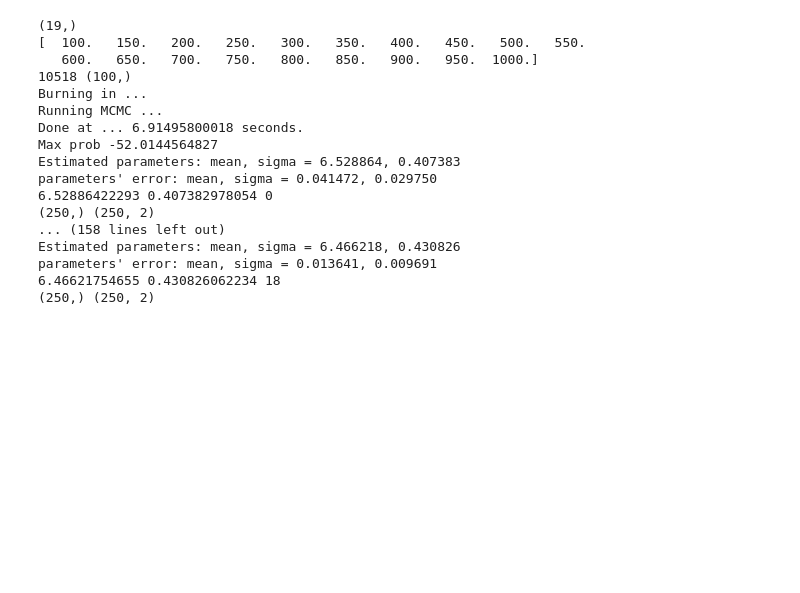
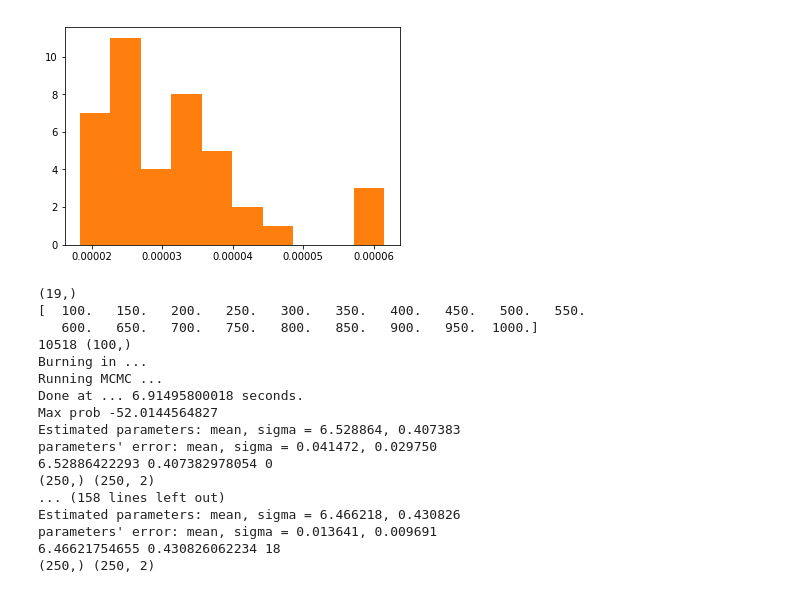
Before and after one commit to dtamayo/MLstability, a Jupyter notebook: Analysis/One Dimensional Guassian Fit.ipynb, the cells around one changed output. Saved outputs shown, nothing was run; the diff lists cells and outputs as text; code cells hidden in the pictures; blank space fills up the shorter version.

```diff
--- a/Analysis/One Dimensional Guassian Fit.ipynb
+++ b/Analysis/One Dimensional Guassian Fit.ipynb
@@ -269,3 +393,10 @@ info
+# %%
+prob_vals = np.nan_to_num(info["Probability"].values)
+#info.hist("Probability")
+plt.hist(prob_vals)
+plt.show()
+# %% [output]
+[figure, added]
 # %%
 #repeat with one system, and plot how the error changes as you change how many points you sample
 # %%
```
Also changed, not shown: parts of 9 cells of this notebook, 2 other files.
